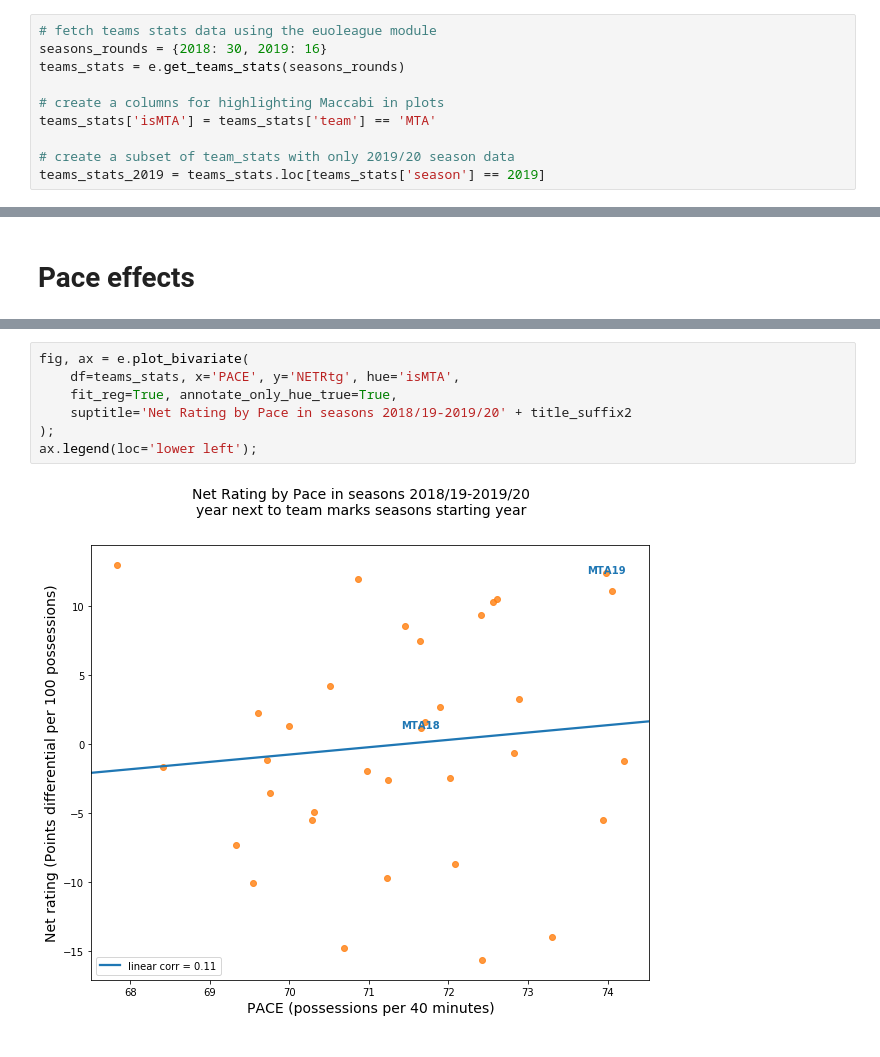
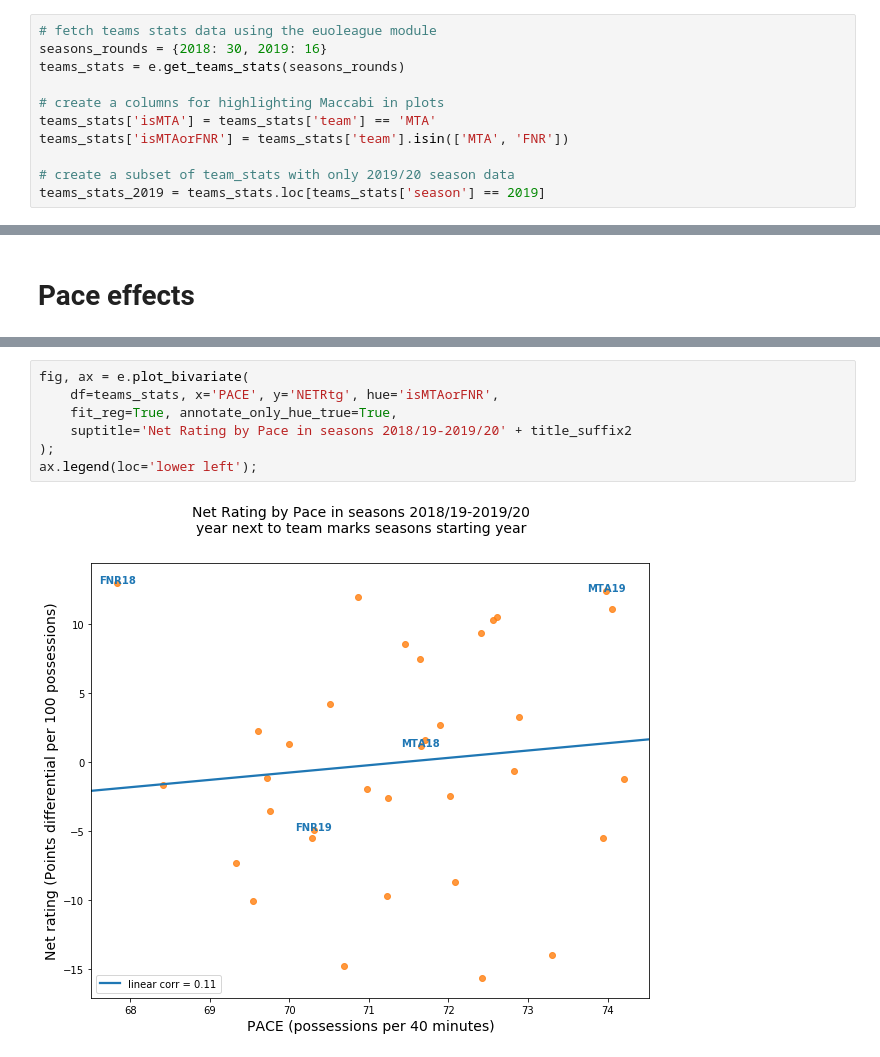
Before and after one commit to avivshany/euroleague, a Jupyter notebook: teams_ratings.ipynb, the cells around one changed output, grey strips where cells are left out. Drawn from its saved outputs; the diff is of its cells as text.

```diff
--- a/teams_ratings.ipynb
+++ b/teams_ratings.ipynb
@@ -10,6 +10,7 @@ teams_stats = e.get_teams_stats(seasons_rounds)
 
 # create a columns for highlighting Maccabi in plots
 teams_stats['isMTA'] = teams_stats['team'] == 'MTA'
+teams_stats['isMTAorFNR'] = teams_stats['team'].isin(['MTA', 'FNR'])
 
 # create a subset of team_stats with only 2019/20 season data
 teams_stats_2019 = teams_stats.loc[teams_stats['season'] == 2019]
@@ -74,9 +75,9 @@ e.plot_bivariate(
 # %%
 fig, ax = e.plot_bivariate(
-    df=teams_stats, x='PACE', y='NETRtg', hue='isMTA',
+    df=teams_stats, x='PACE', y='NETRtg', hue='isMTAorFNR',
     fit_reg=True, annotate_only_hue_true=True,
     suptitle='Net Rating by Pace in seasons 2018/19-2019/20' + title_suffix2
 );
 ax.legend(loc='lower left');
 # %% [output]
-[figure, old version]
+[figure, new version]
```
Also changed, not shown: parts of 4 cells of this notebook.
